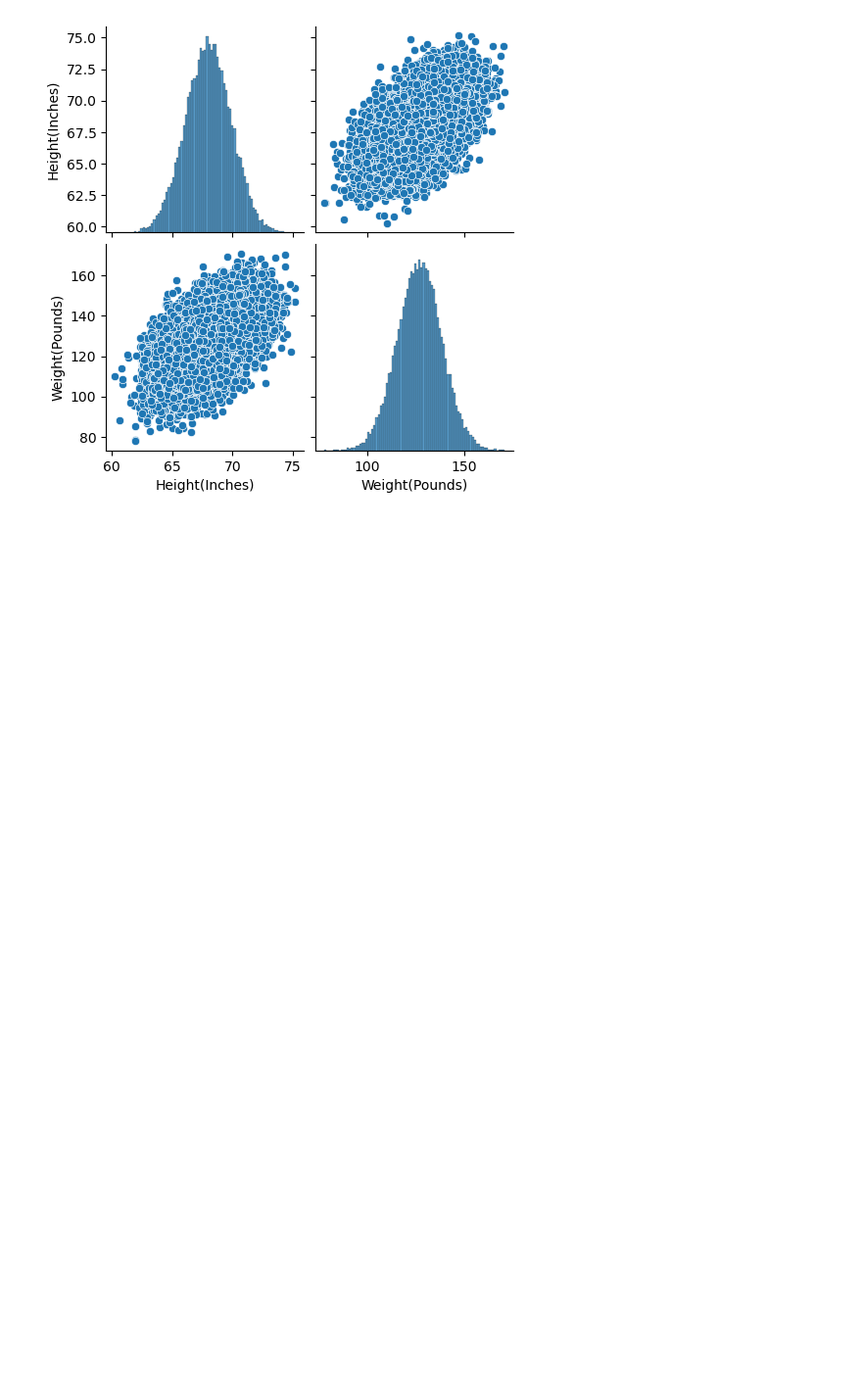
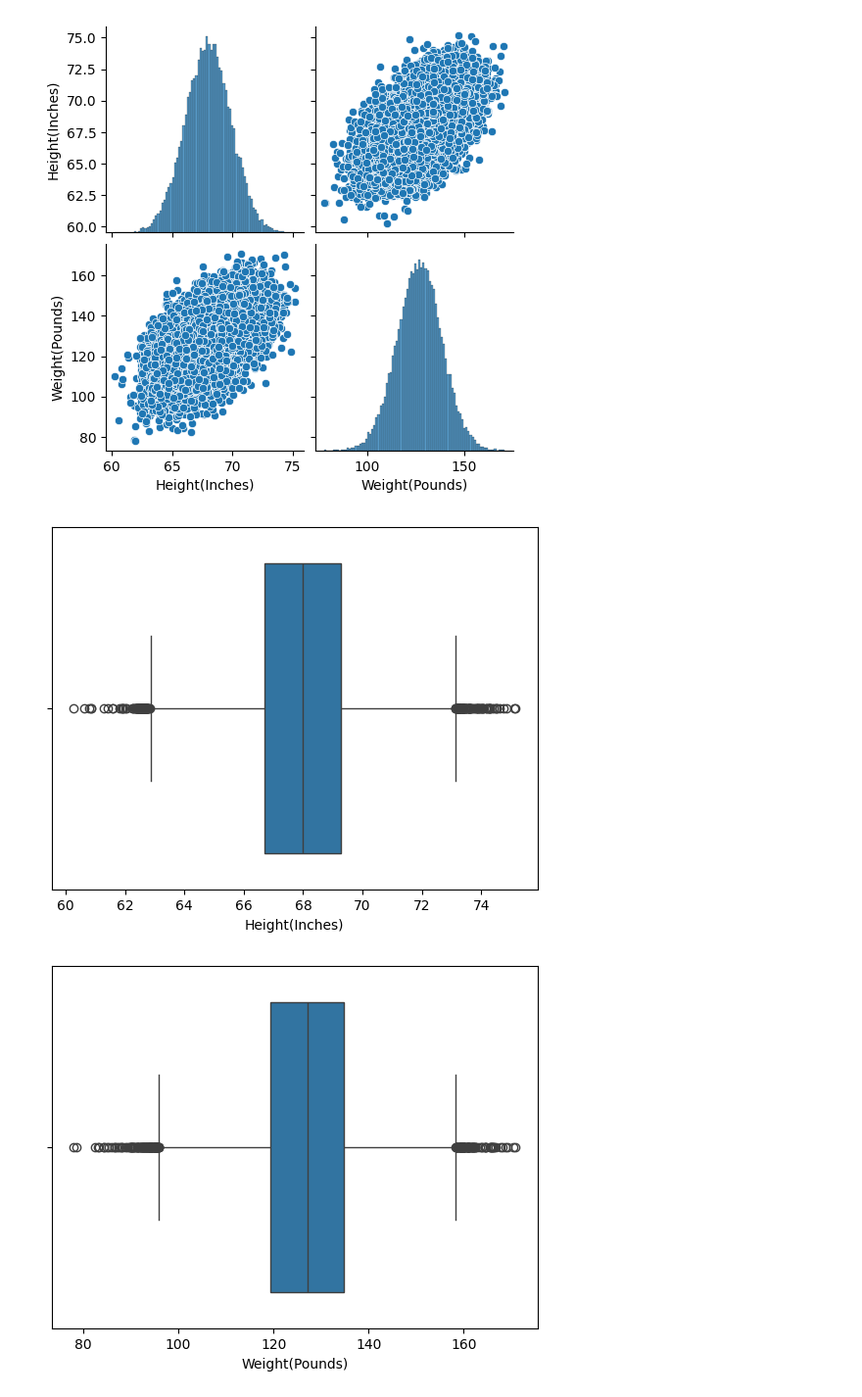
Before and after one commit to Mittesh-9/ML-Linear-Regression, a Jupyter notebook: notebooks/linear_regression.ipynb, the cells around one changed output. Shown at 98% size. Saved outputs shown, nothing was run; the diff lists cells and outputs as text; code cells hidden in the pictures; blank space fills up the shorter version.

Commit message:
regression model start

```diff
--- a/notebooks/linear_regression.ipynb
+++ b/notebooks/linear_regression.ipynb
@@ -5,7 +5,7 @@ import matplotlib.pyplot as plt
 import seaborn as sns
 %matplotlib inline
 # %%
-df = pd.read_csv("/home/mittesh/Downloads/Datasets/SOCR-HeightWeight.csv")
+df = pd.read_csv("/home/mittesh/Orinson_technologies/ML-Linear-Regression/data/HeightWeight.csv")
 df.head()
 # %% [output]
 |  | Index | Height(Inches) | Weight(Pounds) |
@@ -51,3 +51,13 @@ sns.pairplot(df)
 # %% [output]
 <seaborn.axisgrid.PairGrid at 0x...>
 [figure]
+# %%
+for col in df.columns:
+    sns.boxplot(
+        data = df,
+        x = df[col]
+    )
+    plt.show()
+# %% [output]
+[figure, added]
+[figure, added]
```
Also changed, not shown: parts of 6 cells of this notebook.
